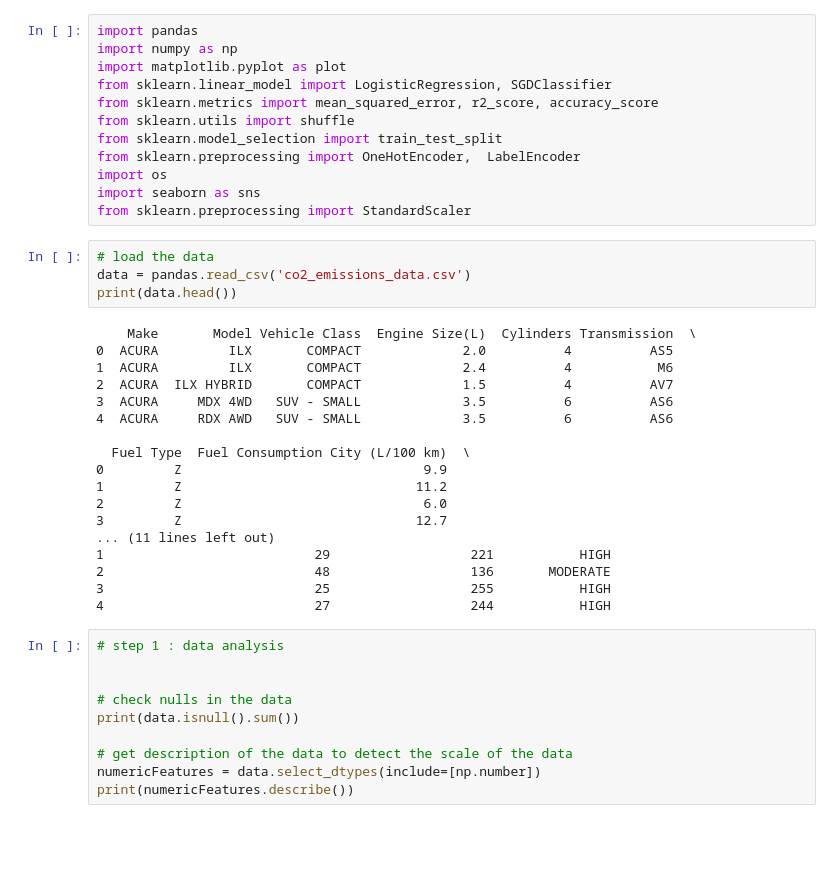
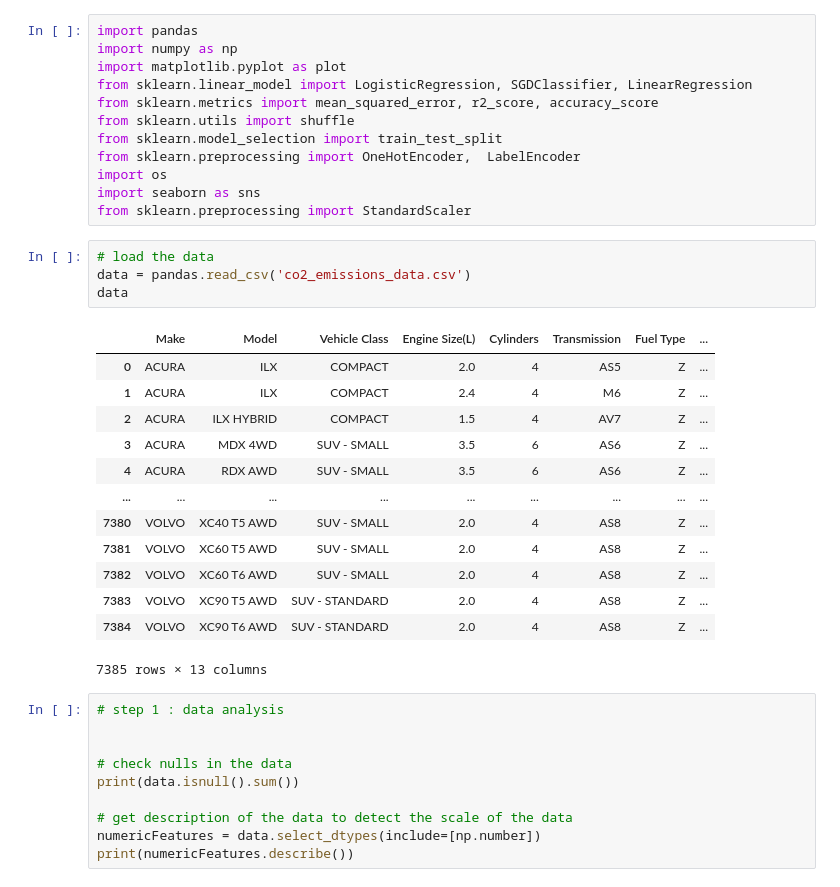
Before and after one commit to RanaEssam03/CO2-Emissions-Prediction, a Jupyter notebook: A1/A1.1.ipynb, the cells around one changed output. Cells and saved outputs as stored; diff of their text form; blank space fills up the shorter version.

```diff
--- a/A1/A1.1.ipynb
+++ b/A1/A1.1.ipynb
@@ -2,7 +2,7 @@
 import pandas
 import numpy as np
 import matplotlib.pyplot as plot
-from sklearn.linear_model import LogisticRegression, SGDClassifier
+from sklearn.linear_model import LogisticRegression, SGDClassifier, LinearRegression
 from sklearn.metrics import mean_squared_error, r2_score, accuracy_score
 from sklearn.utils import shuffle
 from sklearn.model_selection import train_test_split
@@ -13,25 +13,21 @@ from sklearn.preprocessing import StandardScaler
 # %%
 # load the data
 data = pandas.read_csv('co2_emissions_data.csv')
-print(data.head())
+data
 # %% [output]
+|  | Make | Model | Vehicle Class | Engine Size(L) | Cylinders | Transmission | Fuel Type | ... |
+| 0 | ACURA | ILX | COMPACT | 2.0 | 4 | AS5 | Z | ... |
+| 1 | ACURA | ILX | COMPACT | 2.4 | 4 | M6 | Z | ... |
+| 2 | ACURA | ILX HYBRID | COMPACT | 1.5 | 4 | AV7 | Z | ... |
+| 3 | ACURA | MDX 4WD | SUV - SMALL | 3.5 | 6 | AS6 | Z | ... |
+| 4 | ACURA | RDX AWD | SUV - SMALL | 3.5 | 6 | AS6 | Z | ... |
+| ... | ... | ... | ... | ... | ... | ... | ... | ... |
+| 7380 | VOLVO | XC40 T5 AWD | SUV - SMALL | 2.0 | 4 | AS8 | Z | ... |
+| 7381 | VOLVO | XC60 T5 AWD | SUV - SMALL | 2.0 | 4 | AS8 | Z | ... |
+| 7382 | VOLVO | XC60 T6 AWD | SUV - SMALL | 2.0 | 4 | AS8 | Z | ... |
+| 7383 | VOLVO | XC90 T5 AWD | SUV - STANDARD | 2.0 | 4 | AS8 | Z | ... |
+| 7384 | VOLVO | XC90 T6 AWD | SUV - STANDARD | 2.0 | 4 | AS8 | Z | ... |
-    Make       Model Vehicle Class  Engine Size(L)  Cylinders Transmission  \
-0  ACURA         ILX       COMPACT             2.0          4          AS5
-1  ACURA         ILX       COMPACT             2.4          4           M6
-2  ACURA  ILX HYBRID       COMPACT             1.5          4          AV7
-3  ACURA     MDX 4WD   SUV - SMALL             3.5          6          AS6
-4  ACURA     RDX AWD   SUV - SMALL             3.5          6          AS6
-
-  Fuel Type  Fuel Consumption City (L/100 km)  \
-0         Z                               9.9
-1         Z                              11.2
-2         Z                               6.0
-3         Z                              12.7
-... (11 lines left out)
-1                           29                  221           HIGH
-2                           48                  136       MODERATE
-3                           25                  255           HIGH
-4                           27                  244           HIGH
+7385 rows × 13 columns
 # %%
 # step 1 : data analysis
 
```
Also changed, not shown: parts of 4 cells of this notebook.
